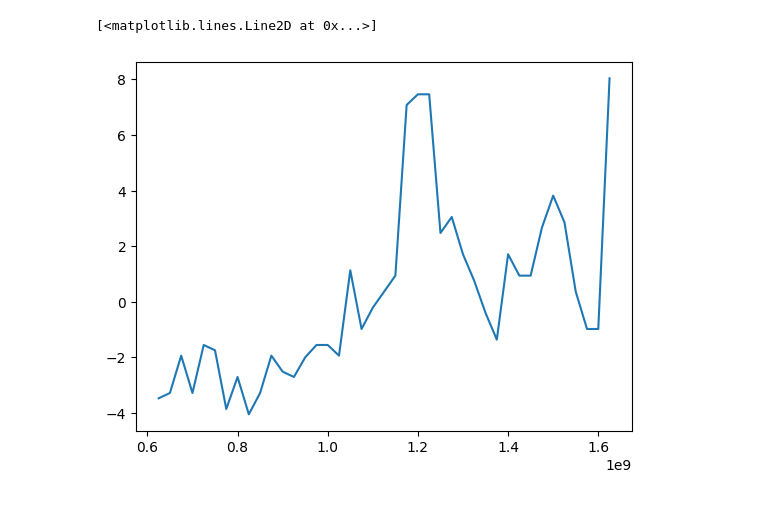
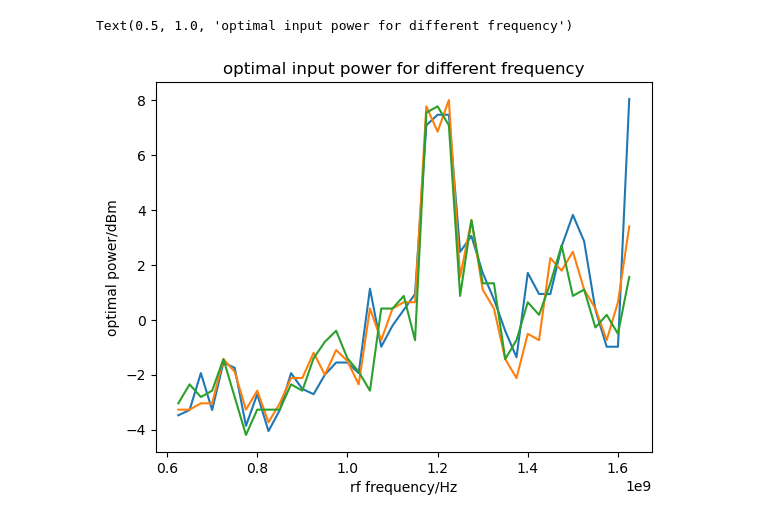
Before and after one commit to yyhshdu1/new_cavity, a Jupyter notebook: windfreak/interpolate_power_data.ipynb, the cells around one changed output. Cells and saved outputs as stored; diff of their text form; code cells hidden in the pictures.

```diff
--- a/windfreak/interpolate_power_data.ipynb
+++ b/windfreak/interpolate_power_data.ipynb
@@ -8,10 +8,19 @@ import matplotlib.pyplot as plt
 # %%
 # reading CSV file
 
 power_scan_data2 = read_csv("2023_4_9_NLTL_powerscan_25MHzstep2.csv")
+power_scan_data3 = read_csv("2023_4_9_NLTL_powerscan_25MHzstep3.csv")
+power_scan_data4 = read_csv("2023_4_9_NLTL_powerscan_25MHzstep4.csv")
 rf_fre2 = power_scan_data2["frequency [Hz]"].tolist()
-opt_power2 = power_scan_data2["input_power[dBm]"].tolist()
+opt_power2 = power_scan_data2["input_power [dBm]"].tolist()
+opt_power3 = power_scan_data3["input_power [dBm]"].tolist()
+opt_power4 = power_scan_data4["input_power [dBm]"].tolist()
 plt.plot(rf_fre2,opt_power2)
+plt.plot(rf_fre2,opt_power3)
+plt.plot(rf_fre2,opt_power4)
+plt.xlabel("rf frequency/Hz")
+plt.ylabel("optimal power/dBm")
+plt.title("optimal input power for different frequency")
 # %% [output]
-[<matplotlib.lines.Line2D at 0x...>]
+Text(0.5, 1.0, 'optimal input power for different frequency')
-[figure, old version]
+[figure, new version]
```
Also changed, not shown: parts of 2 cells of this notebook, 1 other file.
